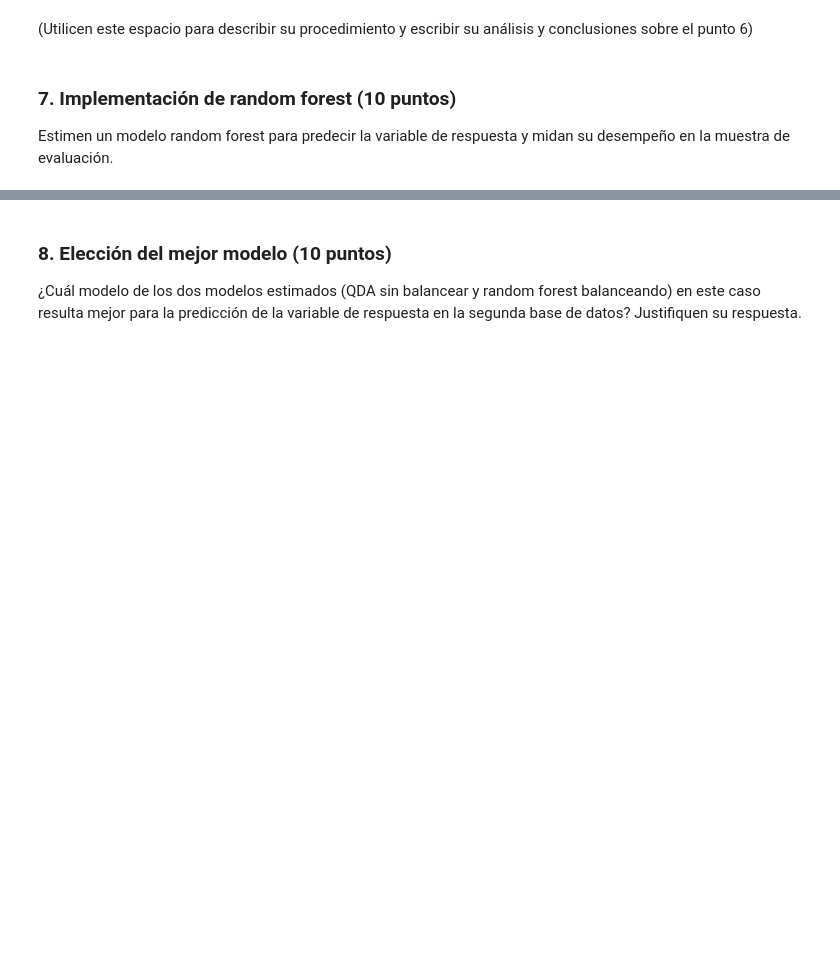
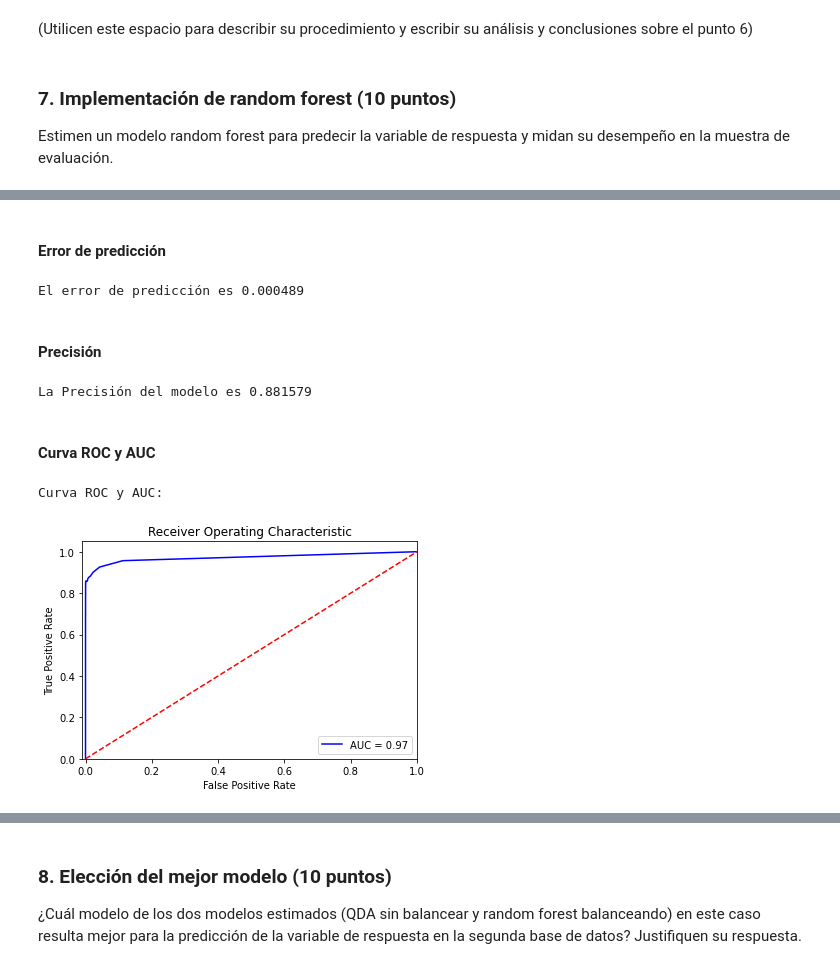
Before and after one commit to mpcortesr91/Intro_ML, a Jupyter notebook: Semana 6/Caso implementación de metodologías de imputación de variables e imbalanceo de clases.ipynb, the cells around one changed output, grey strips where cells are left out. Drawn from its saved outputs; the diff is of its cells as text; code cells hidden in the pictures; blank space fills up the shorter version.

```diff
--- a/Semana 6/Caso implementación de metodologías de imputación de variables e imbalanceo de clases.ipynb
+++ b/Semana 6/Caso implementación de metodologías de imputación de variables e imbalanceo de clases.ipynb
@@ -461,0 +311,20 @@ plt.title("Caso Severo - Resampling")
+# %%
+#### Utilicen este espacio para escribir los códigos del procedimiento del punto 7 ####
+
+#Carga de datos
+XTotal = raw_df.drop(['Amount', 'Class'], axis=1)#.to_numpy()
+yTotal = raw_df['Class']#.to_numpy()
+
+#Partición de datos
+XTrain_RF, XTest_RF, yTrain_RF, yTest_RF = train_test_split(XTotal, yTotal, test_size=0.33, random_state=0)
+
+#Rebalanceo de clases usando SMOTE
+sm = SMOTE() #SMOTE con parámetros por default
+XTrain_res, yTrain_res = sm.fit_resample(XTrain_RF, yTrain_RF)
+
+#Estimación del modelo usando Random Forest
+clfRF = RandomForestClassifier(random_state=0)
+clfRF.fit(XTrain_res, yTrain_res)
+
+prediccionesRF = clfRF.predict(XTest_RF)
+prediccionesProbRF = clfRF.predict_proba(XTest_RF)
@@ -461,0 +349,33 @@ plt.title("Caso Severo - Resampling")
+# %% [markdown]
+#### Error de predicción
+# %%
+errorRF = 1-accuracyRF
+print("El error de predicción es "+str(round(errorRF,6)))
+# %% [output]
+El error de predicción es 0.000489
+# %% [markdown]
+#### Precisión
+# %%
+#Precisión
+precisionRF = precision_score(y_true = yTest_RF, y_pred = prediccionesRF)
+print("La Precisión del modelo es "+str(round(precisionRF,6)))
+# %% [output]
+La Precisión del modelo es 0.881579
+# %% [markdown]
+#### Curva ROC y AUC
+# %%
+print('Curva ROC y AUC:')
+fpr, tpr, thresholds = metrics.roc_curve(yTest_RF, prediccionesProbRF[:, 1], pos_label = 1)
+AUCRF = metrics.auc(fpr, tpr)
+plt.title('Receiver Operating Characteristic')
+plt.plot(fpr, tpr, 'b', label = 'AUC = %0.2f' % AUCRF)
+plt.legend(loc = 'lower right')
+plt.plot([0, 1], [0, 1], 'r--')
+plt.xlim([-0.01, 1])
+plt.ylim([0, 1.05])
+plt.ylabel('True Positive Rate')
+plt.xlabel('False Positive Rate')
+plt.show()
+# %% [output]
+Curva ROC y AUC:
+[figure, added]
```
Also changed, not shown: parts of 23 cells of this notebook.
